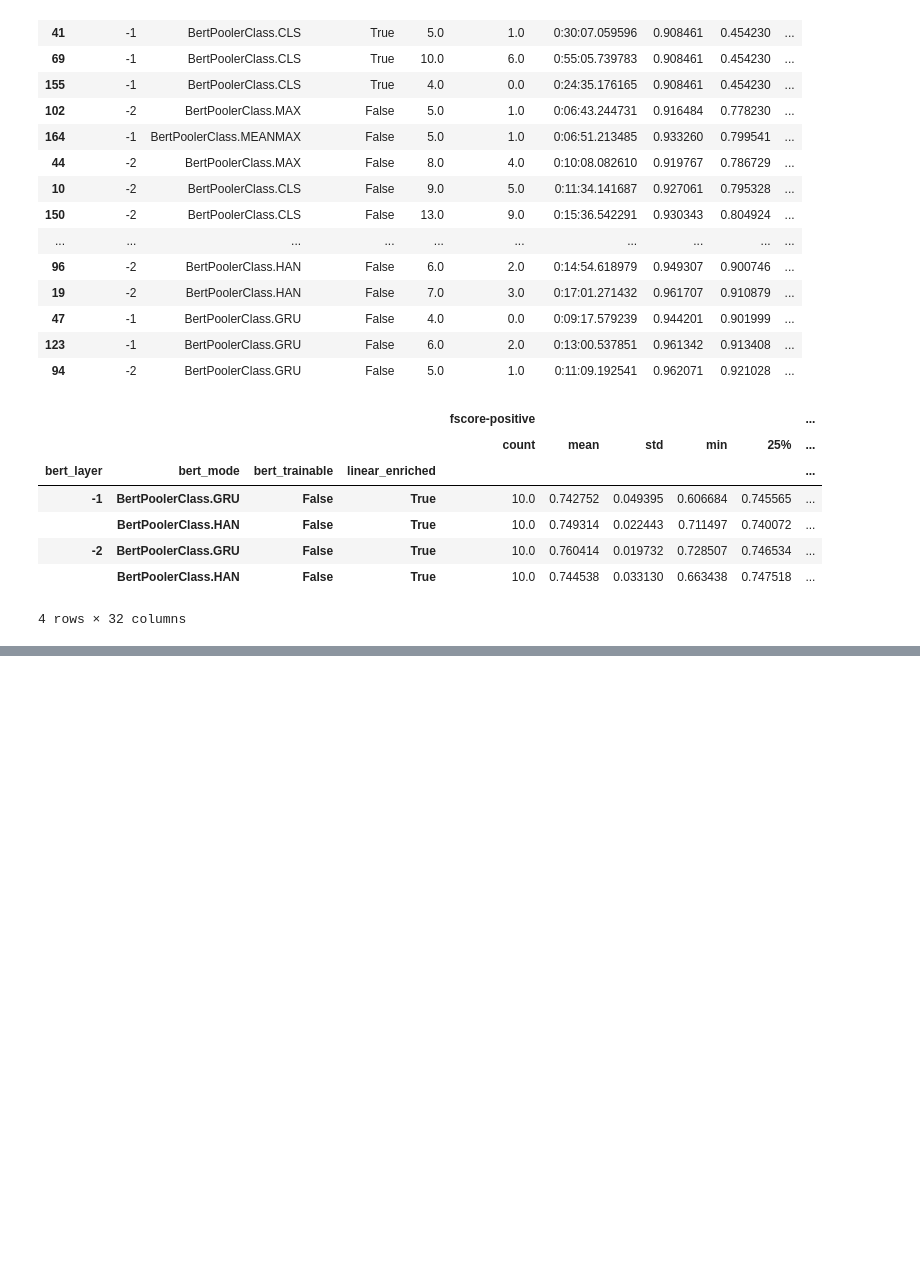
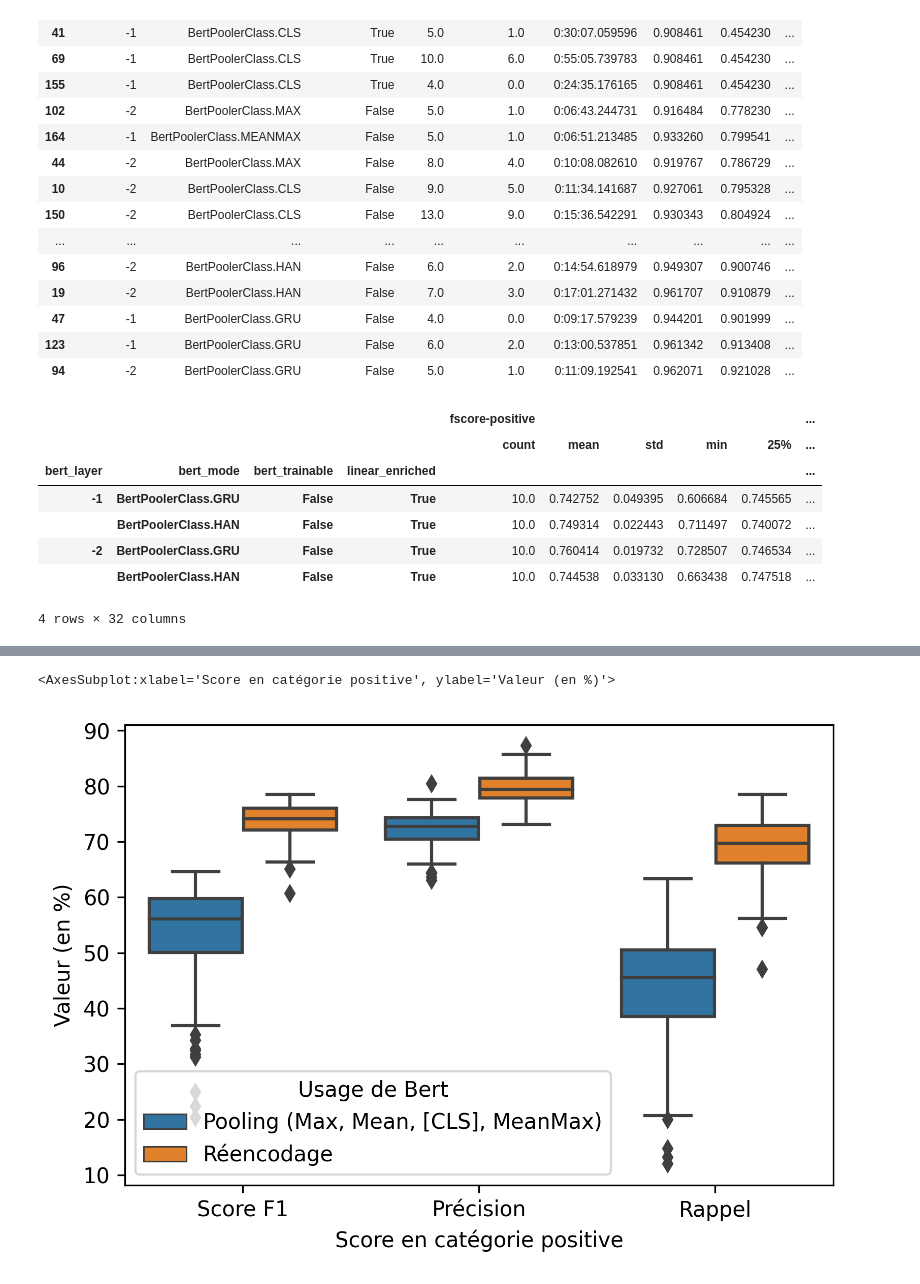
Before and after one commit to lascivaroma/seligator, a Jupyter notebook: 07a - Evaluate results or Bert as a single Input.ipynb, the cells around one changed output, grey strips where cells are left out. Drawn from its saved outputs; the diff is of its cells as text; code cells hidden in the pictures; blank space fills up the shorter version.

```diff
--- a/06 - Read Bert Experiment Results.ipynb
+++ b/07a - Evaluate results or Bert as a single Input.ipynb
@@ -115,0 +119,21 @@ plt.show()
+# %%
+import seaborn as sns
+newdf = []
+for idx, row in df[df["bert_trainable"] != "True"].iterrows():
+    for col, buty in [
+        ("fscore-positive", "Score F1"),
+        ("precision-positive", "Précision"),
+        ("recall-positive", "Rappel")]:
+        newdf.append({
+            "Valeur (en %)": row[col]*100,
+            "Score en catégorie positive": buty,
+            "Usage de Bert": "Réencodage" if ("GRU" in row["bert_mode"] or "HAN" in row["bert_mode"]) else "Pooling (Max, Mean, [CLS], MeanMax)"
+        })
+
+import matplotlib.pyplot as plt
+
+fig = plt.figure(dpi=300)
+sns.boxplot(data=pd.DataFrame(newdf), hue="Usage de Bert", x="Score en catégorie positive", y="Valeur (en %)")
+# %% [output]
+<AxesSubplot:xlabel='Score en catégorie positive', ylabel='Valeur (en %)'>
+[figure, added]
```
Also changed, not shown: parts of 2 cells of this notebook, 15 other files.
